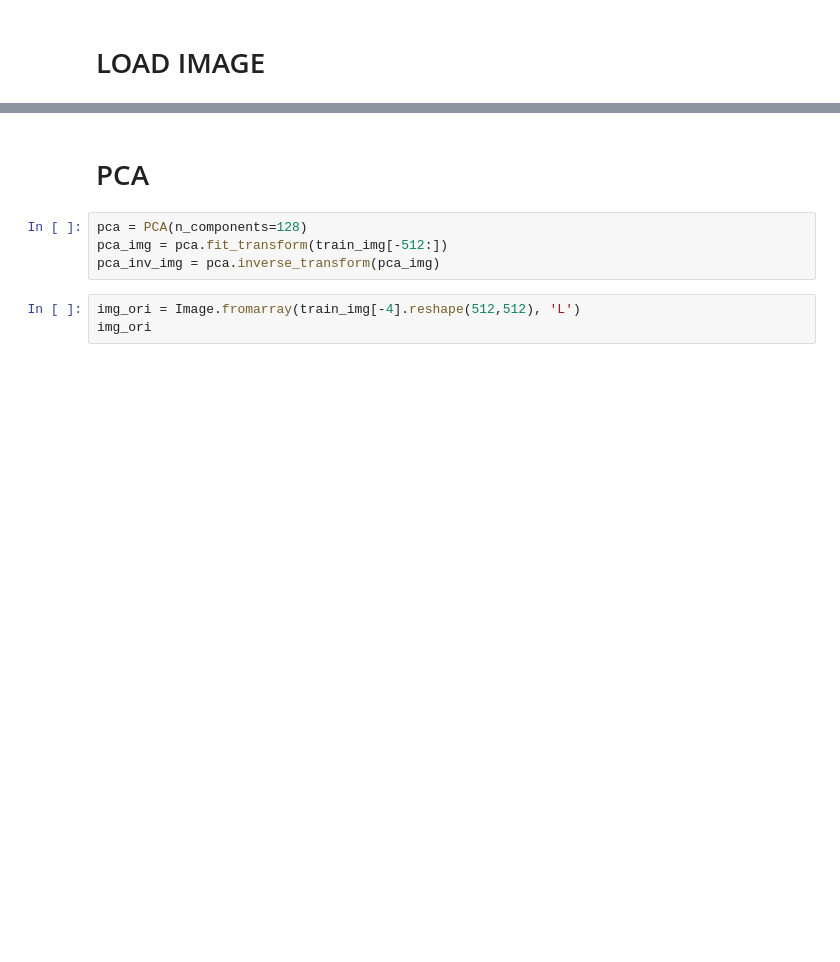
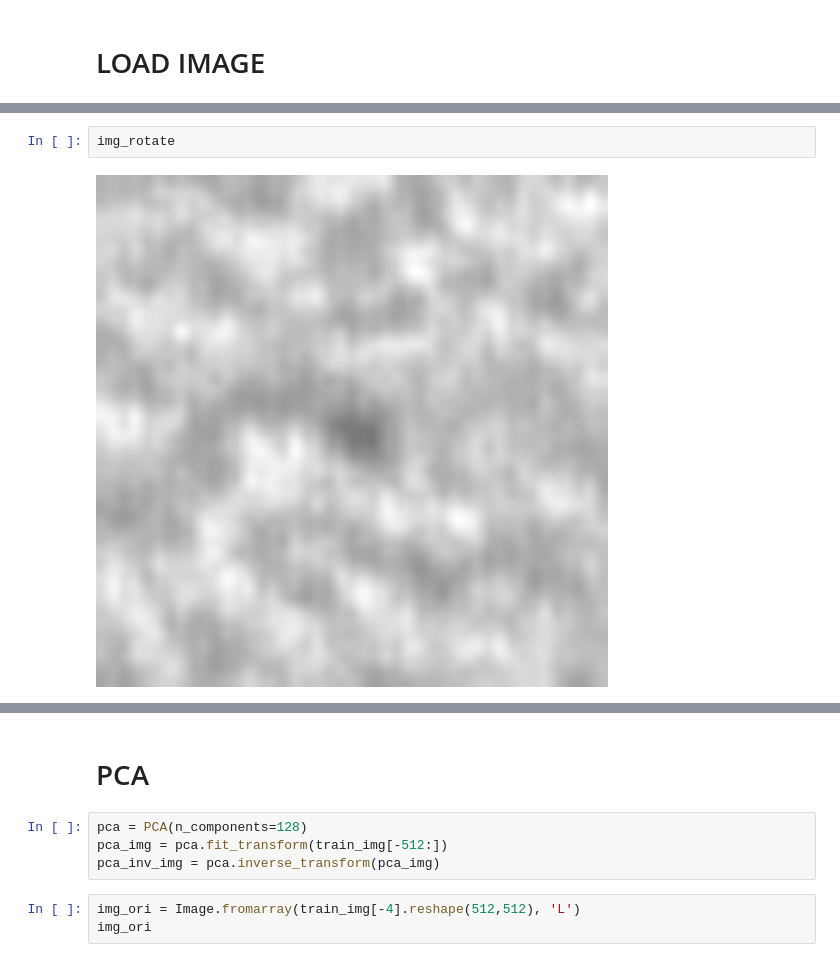
Before and after one commit to kevin879275/AOI_DETECT, a Jupyter notebook: AOI/aoi.ipynb, the cells around one changed output, grey strips where cells are left out. Cells and saved outputs as stored; diff of their text form; blank space fills up the shorter version.

```diff
--- a/AOI/aoi.ipynb
+++ b/AOI/aoi.ipynb
@@ -32,3 +48,7 @@ train_img = np.array(train_img)
+# %%
+img_rotate
+# %% [output]
+[figure, added]
 # %%
 i = 0
 with open(train_label_file, newline = '') as csvfile:
```
Also changed, not shown: parts of 4 cells of this notebook.
